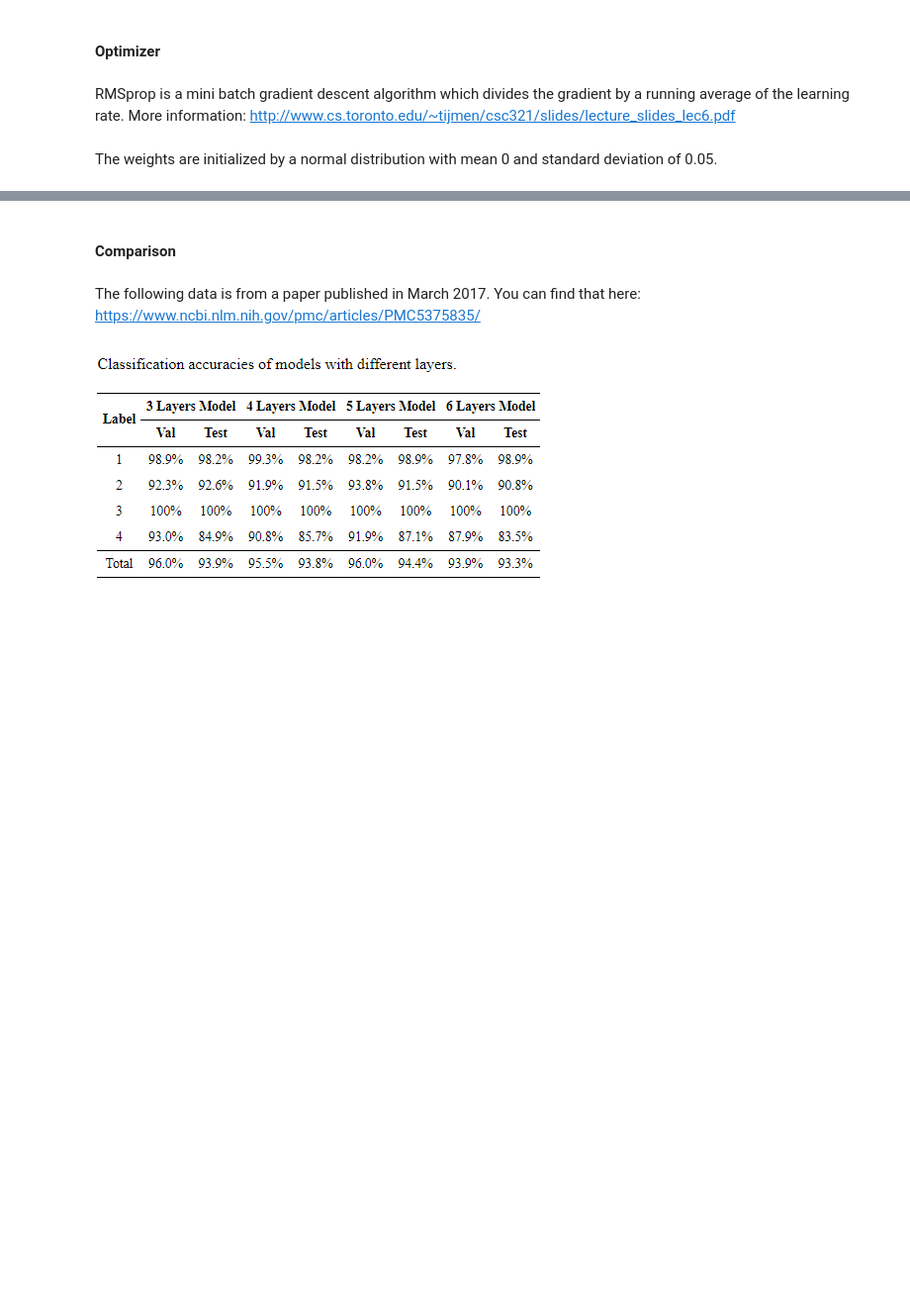
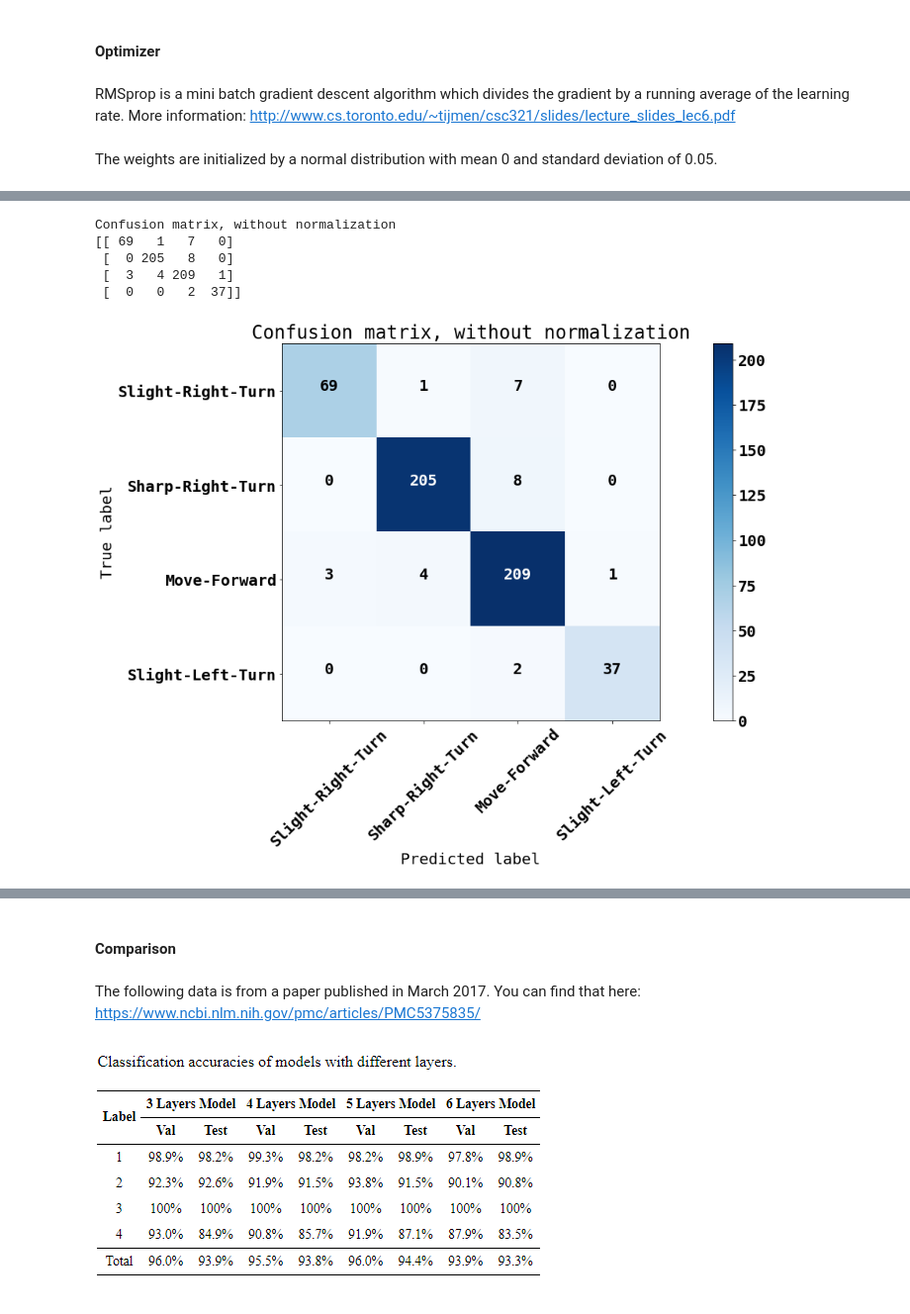
Before and after one commit to philippgrafendorfe/stackedautoencoders, a Jupyter notebook: ROBO_Autoencoder.ipynb, the cells around one changed output, grey strips where cells are left out. Shown at 99% size. Saved outputs shown, nothing was run; the diff lists cells and outputs as text; code cells hidden in the pictures; blank space fills up the shorter version.

```diff
--- a/ROBO_Autoencoder.ipynb
+++ b/ROBO_Autoencoder.ipynb
@@ -125,6 +126,7 @@ y_train = df_y_train.values
 x_val = df_x_val.values
 x_val = (x_val - x_val.min()) / (x_val.max() - x_val.min())
 y_val = df_y_val.values
+y_eval = y_val
 # %% [markdown]
 **3. Make useful categorical variables out of the single column data by one-hot encoding it.**
 # %%
@@ -141,6 +143,7 @@ num_classes = 4
 input_dim = x_train.shape[1]
 hidden1_dim = 30
 hidden2_dim = 30
+class_names = mapping.keys()
 # %% [markdown]
 ## Train Neural Net
 # %% [markdown]
@@ -197,0 +242,16 @@ plt.show()
+# %%
+# Compute confusion matrix
+cnf_matrix = confusion_matrix(y_eval, model.predict(x_val).argmax(axis=-1))
+np.set_printoptions(precision=2)
+# %%
+# Plot non-normalized confusion matrix
+plt.figure(figsize=(20,10))
+plot_confusion_matrix(cnf_matrix, classes=class_names,
+                      title='Confusion matrix, without normalization')
+# %% [output]
+Confusion matrix, without normalization
+[[ 69   1   7   0]
+ [  0 205   8   0]
+ [  3   4 209   1]
+ [  0   0   2  37]]
+[figure, added]
```
Also changed, not shown: parts of 19 cells of this notebook, 4 other files.
